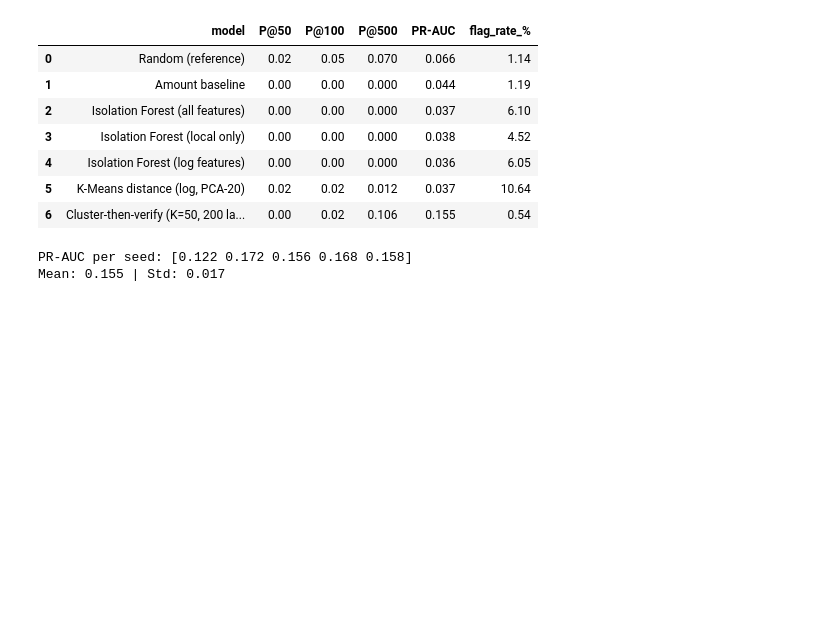
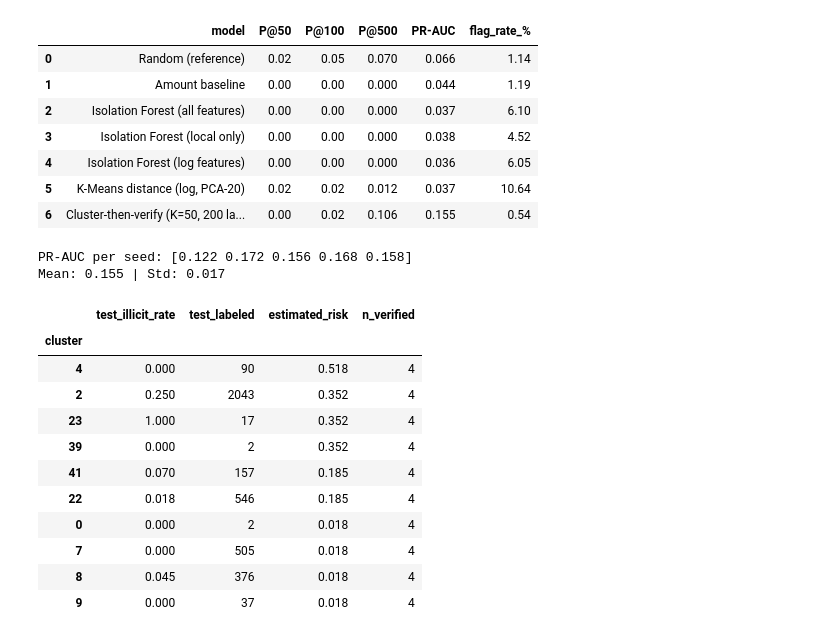
Before and after one commit to nnaina00789/bitcoin_anomoly_detetction, a Jupyter notebook: notebooks/03_isolation_forest.ipynb, the cells around one changed output. Cells and saved outputs as stored; diff of their text form; code cells hidden in the pictures; blank space fills up the shorter version.

```diff
--- a/notebooks/03_isolation_forest.ipynb
+++ b/notebooks/03_isolation_forest.ipynb
@@ -155,0 +150,20 @@ pd.DataFrame(results).to_csv("../results/metrics.csv", index=False)
+# %%
+test_df = tx[test_lab_mask]
+check = (test_df.groupby("cluster")["y"].agg(test_illicit_rate="mean", test_labeled="size")
+         .join(risk.rename("estimated_risk"))
+         .join(verified.groupby("cluster").size().rename("n_verified"))
+         .sort_values("estimated_risk", ascending=False))
+check.head(10).round(3)
+# %% [output]
+|  | test_illicit_rate | test_labeled | estimated_risk | n_verified |
+| cluster |  |  |  |  |
+| 4 | 0.000 | 90 | 0.518 | 4 |
+| 2 | 0.250 | 2043 | 0.352 | 4 |
+| 23 | 1.000 | 17 | 0.352 | 4 |
+| 39 | 0.000 | 2 | 0.352 | 4 |
+| 41 | 0.070 | 157 | 0.185 | 4 |
+| 22 | 0.018 | 546 | 0.185 | 4 |
+| 0 | 0.000 | 2 | 0.018 | 4 |
+| 7 | 0.000 | 505 | 0.018 | 4 |
+| 8 | 0.045 | 376 | 0.018 | 4 |
+| 9 | 0.000 | 37 | 0.018 | 4 |
```
Also changed, not shown: parts of 7 cells of this notebook, 5 other files.
